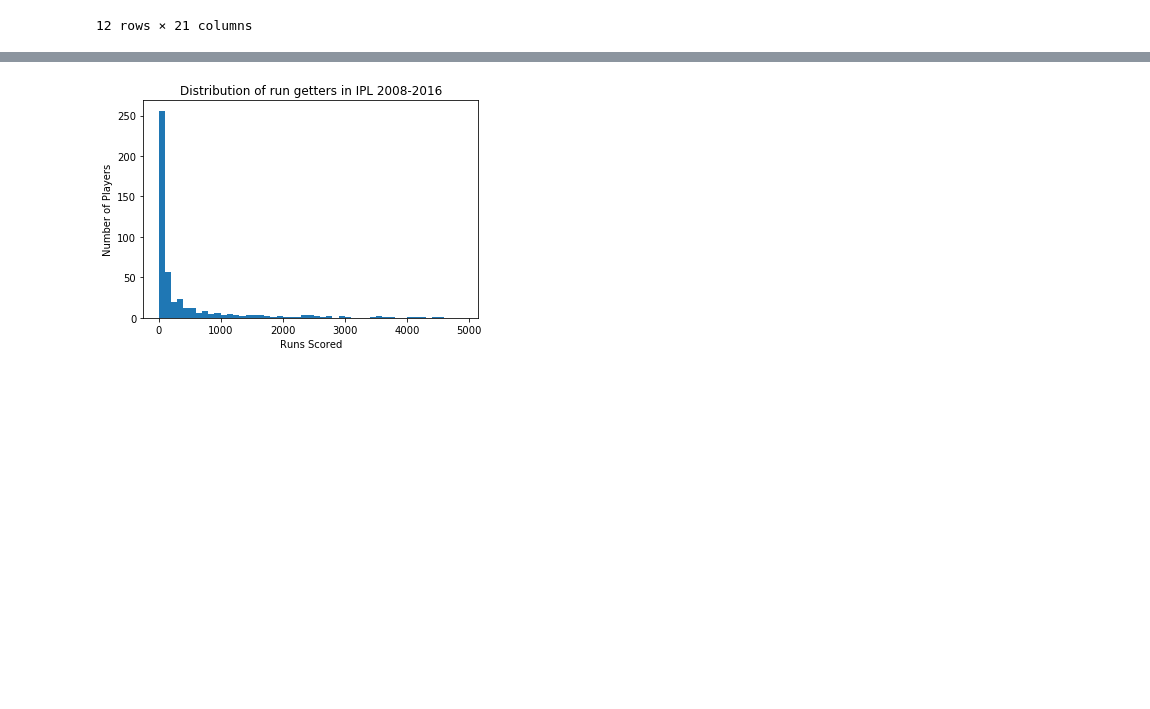
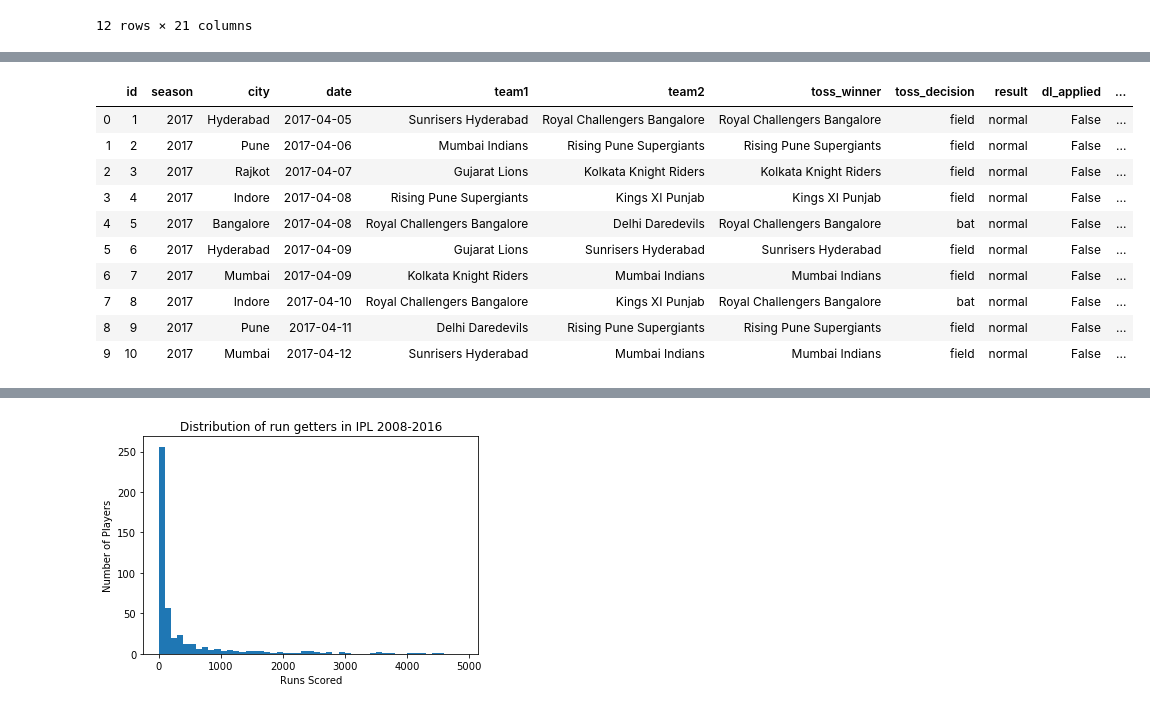
Before and after one commit to harshamuddu/IPL, a Jupyter notebook: IPL_Mining_Modeling_and_Predicting.ipynb, the cells around one changed output, grey strips where cells are left out. Cells and saved outputs as stored; diff of their text form; code cells hidden in the pictures; blank space fills up the shorter version.

```diff
--- a/IPL_Mining_Modeling_and_Predicting.ipynb
+++ b/IPL_Mining_Modeling_and_Predicting.ipynb
@@ -101,0 +144,33 @@ deliveries_df.iloc[0:12,]
+# %%
+matches_df = matches_df.astype({"id":"int32",
+                      "season":"int32",
+                      "city":"str",
+                      "date":"datetime64",
+                      "team1":"category",
+                      "team2":"category",
+                      "toss_winner":"str",
+                      "toss_decision":"category",
+                      "result":"category",
+                      "dl_applied":"bool",
+                      "winner":"category",
+                      "win_by_runs":"int32",
+                      "win_by_wickets":"int32",
+                      "player_of_match":"str",
+                      "venue":"str",
+                      "umpire1":"str",
+                      "umpire2":"str",
+                      "umpire3":"str"})
+# %%
+matches_df.iloc[0:10,]
+# %% [output]
+|  | id | season | city | date | team1 | team2 | toss_winner | toss_decision | result | dl_applied | ... |
+| 0 | 1 | 2017 | Hyderabad | 2017-04-05 | Sunrisers Hyderabad | Royal Challengers Bangalore | Royal Challengers Bangalore | field | normal | False | ... |
+| 1 | 2 | 2017 | Pune | 2017-04-06 | Mumbai Indians | Rising Pune Supergiants | Rising Pune Supergiants | field | normal | False | ... |
+| 2 | 3 | 2017 | Rajkot | 2017-04-07 | Gujarat Lions | Kolkata Knight Riders | Kolkata Knight Riders | field | normal | False | ... |
+| 3 | 4 | 2017 | Indore | 2017-04-08 | Rising Pune Supergiants | Kings XI Punjab | Kings XI Punjab | field | normal | False | ... |
+| 4 | 5 | 2017 | Bangalore | 2017-04-08 | Royal Challengers Bangalore | Delhi Daredevils | Royal Challengers Bangalore | bat | normal | False | ... |
+| 5 | 6 | 2017 | Hyderabad | 2017-04-09 | Gujarat Lions | Sunrisers Hyderabad | Sunrisers Hyderabad | field | normal | False | ... |
+| 6 | 7 | 2017 | Mumbai | 2017-04-09 | Kolkata Knight Riders | Mumbai Indians | Mumbai Indians | field | normal | False | ... |
+| 7 | 8 | 2017 | Indore | 2017-04-10 | Royal Challengers Bangalore | Kings XI Punjab | Royal Challengers Bangalore | bat | normal | False | ... |
+| 8 | 9 | 2017 | Pune | 2017-04-11 | Delhi Daredevils | Rising Pune Supergiants | Rising Pune Supergiants | field | normal | False | ... |
+| 9 | 10 | 2017 | Mumbai | 2017-04-12 | Sunrisers Hyderabad | Mumbai Indians | Mumbai Indians | field | normal | False | ... |
```
Also changed, not shown: parts of 25 cells of this notebook, 3 other files.
